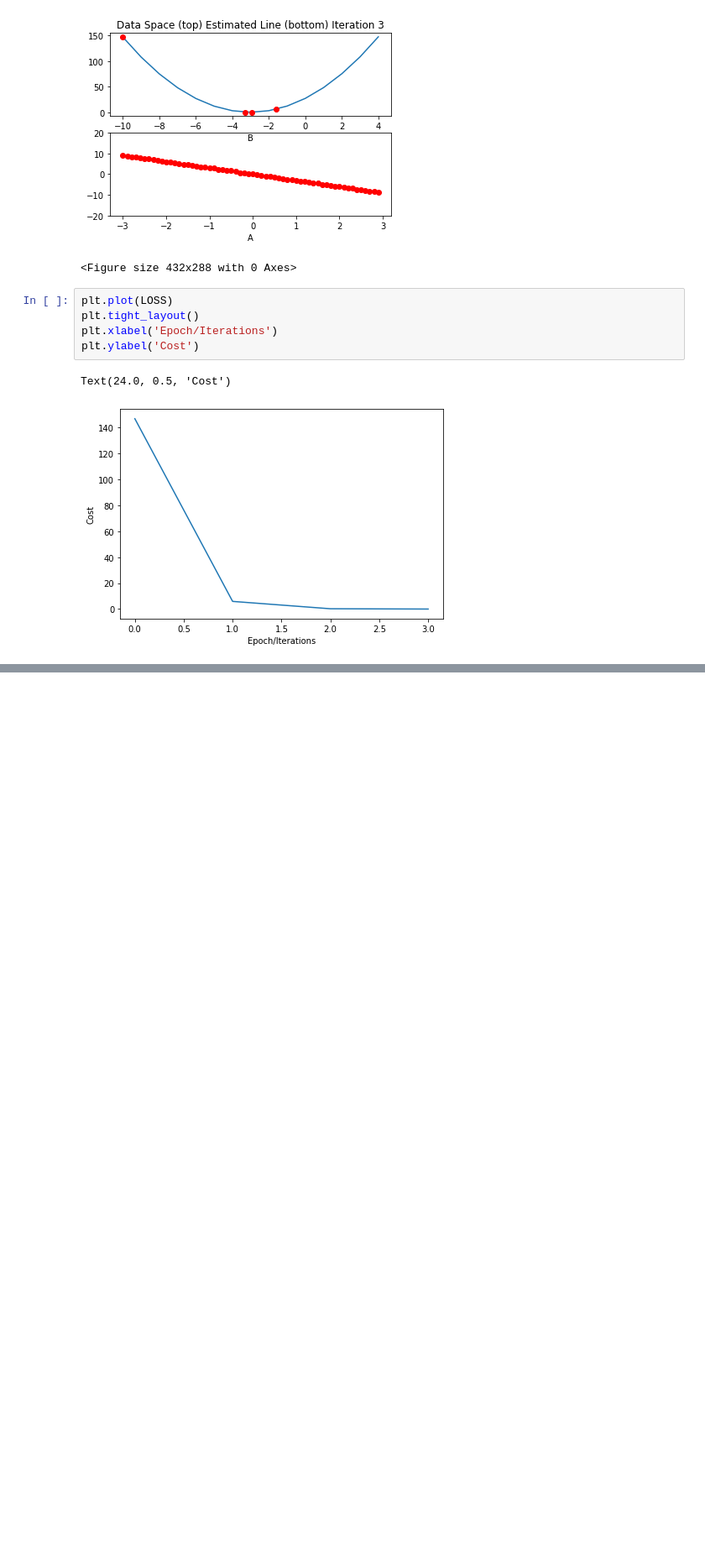
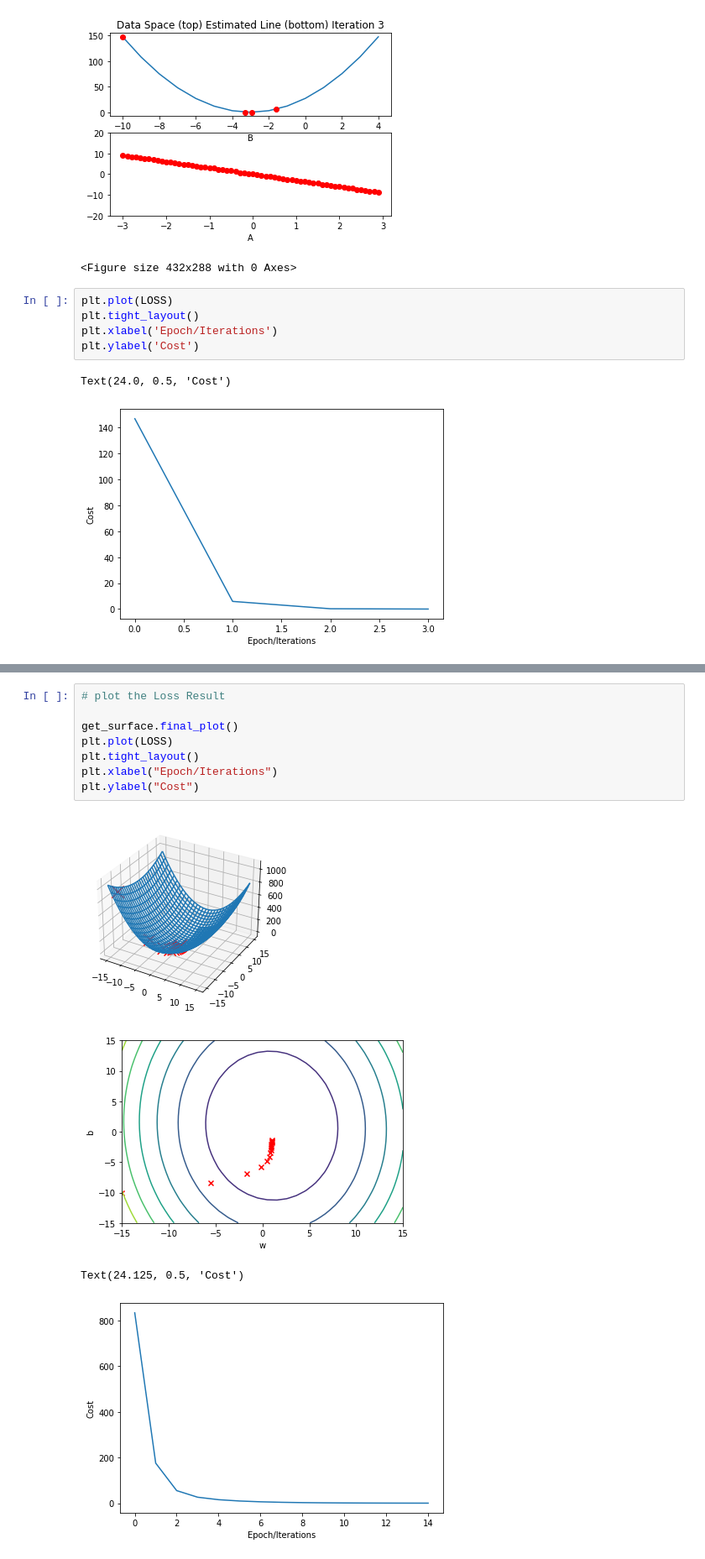
Before and after one commit to Kleyt0n/PyTorch-studies, a Jupyter notebook: IBM-deep-learning-pytorch.ipynb, the cells around one changed output, grey strips where cells are left out. Shown: that part at 84% size. Cells and saved outputs as stored; diff of their text form; blank space fills up the shorter version.

```diff
--- a/IBM-deep-learning-pytorch.ipynb
+++ b/IBM-deep-learning-pytorch.ipynb
@@ -613,0 +787,13 @@ Text(24.0, 0.5, 'Cost')
+# %%
+# plot the Loss Result
+
+get_surface.final_plot()
+plt.plot(LOSS)
+plt.tight_layout()
+plt.xlabel("Epoch/Iterations")
+plt.ylabel("Cost")
+# %% [output]
+[figure, added]
+[figure, added]
+Text(24.125, 0.5, 'Cost')
+[figure, added]
```
Also changed, not shown: parts of 13 cells of this notebook.
